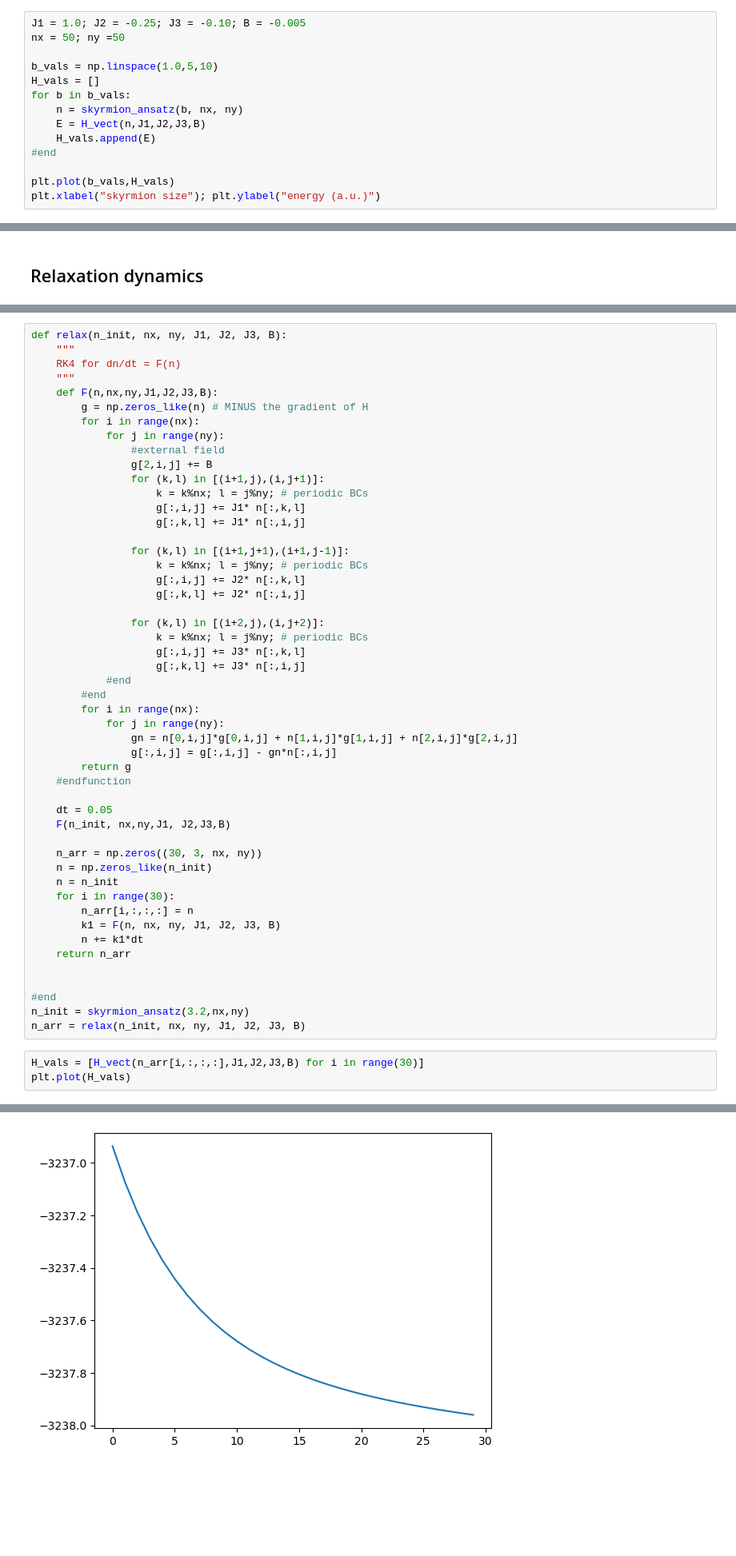
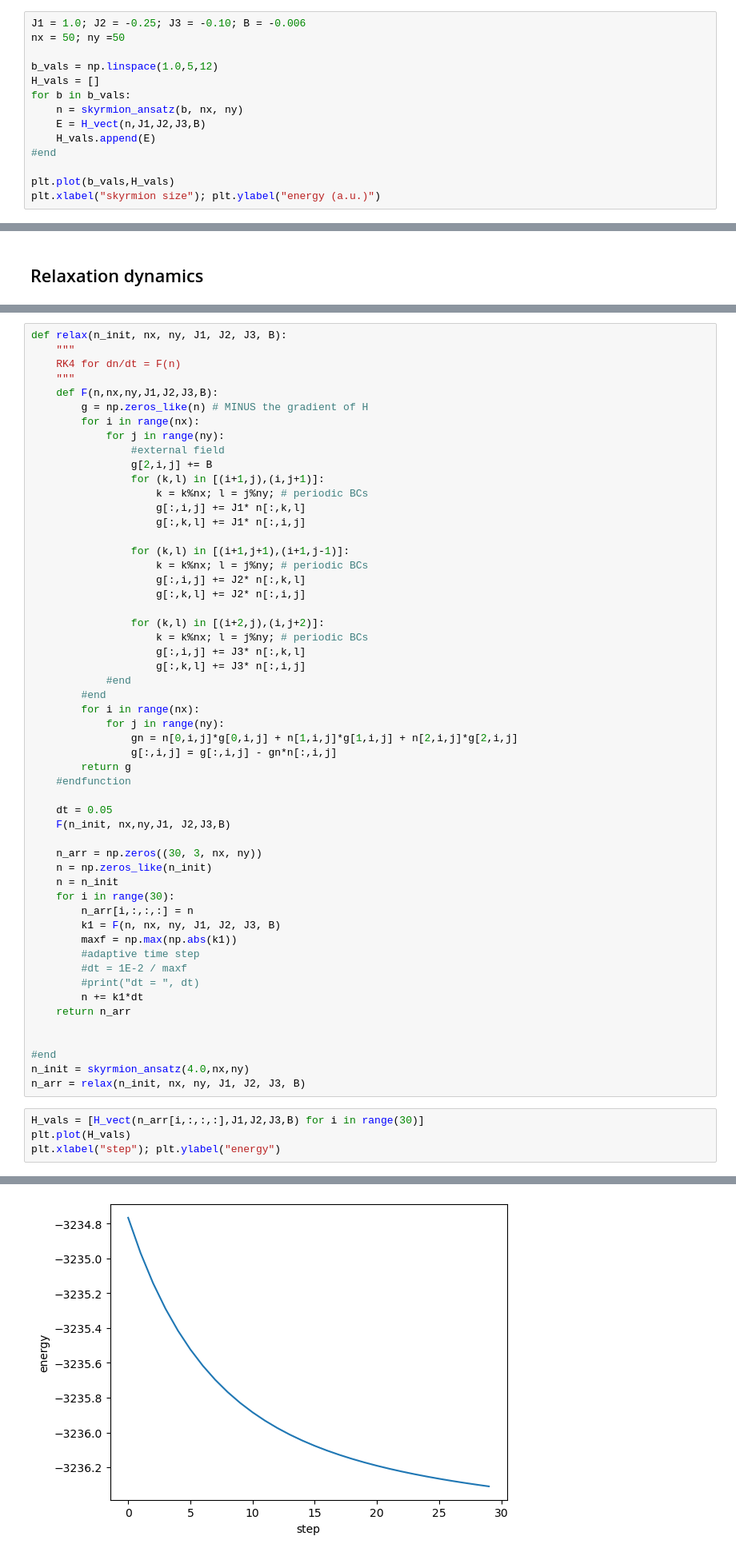
Before and after one commit to jan-chelmecki/skyrmion-tunnelling, a Jupyter notebook: instanton.ipynb, the cells around one changed output, grey strips where cells are left out. Shown at 80% size. Drawn from its saved outputs; the diff is of its cells as text; blank space fills up the shorter version.

Commit message:
Update instanton.ipynb
skyrmions found unstable w.r. to the FM phase. More testing and a better parameter choice needed.

```diff
--- a/instanton.ipynb
+++ b/instanton.ipynb
@@ -70,10 +70,10 @@ H_vect(n,1.0, -0.2, 0.0, 0.0)
 # %% [output]
 -3977.1458787402516
 # %%
-J1 = 1.0; J2 = -0.25; J3 = -0.10; B = -0.005
+J1 = 1.0; J2 = -0.25; J3 = -0.10; B = -0.006
 nx = 50; ny =50
 
-b_vals = np.linspace(1.0,5,10)
+b_vals = np.linspace(1.0,5,12)
 H_vals = []
 for b in b_vals:
     n = skyrmion_ansatz(b, nx, ny)
@@ -141,14 +141,19 @@ def relax(n_init, nx, ny, J1, J2, J3, B):
     for i in range(30):
         n_arr[i,:,:,:] = n
         k1 = F(n, nx, ny, J1, J2, J3, B)
+        maxf = np.max(np.abs(k1))
+        #adaptive time step
+        #dt = 1E-2 / maxf
+        #print("dt = ", dt)
         n += k1*dt
     return n_arr
 
 
 #end
-n_init = skyrmion_ansatz(3.2,nx,ny)
+n_init = skyrmion_ansatz(4.0,nx,ny)
 n_arr = relax(n_init, nx, ny, J1, J2, J3, B)
 # %%
 H_vals = [H_vect(n_arr[i,:,:,:],J1,J2,J3,B) for i in range(30)]
 plt.plot(H_vals)
+plt.xlabel("step"); plt.ylabel("energy")
 # %% [output]
@@ -156 +161 @@ plt.plot(H_vals)
-[figure, old version]
+[figure, new version]
```
Also changed, not shown: parts of 10 cells of this notebook.
